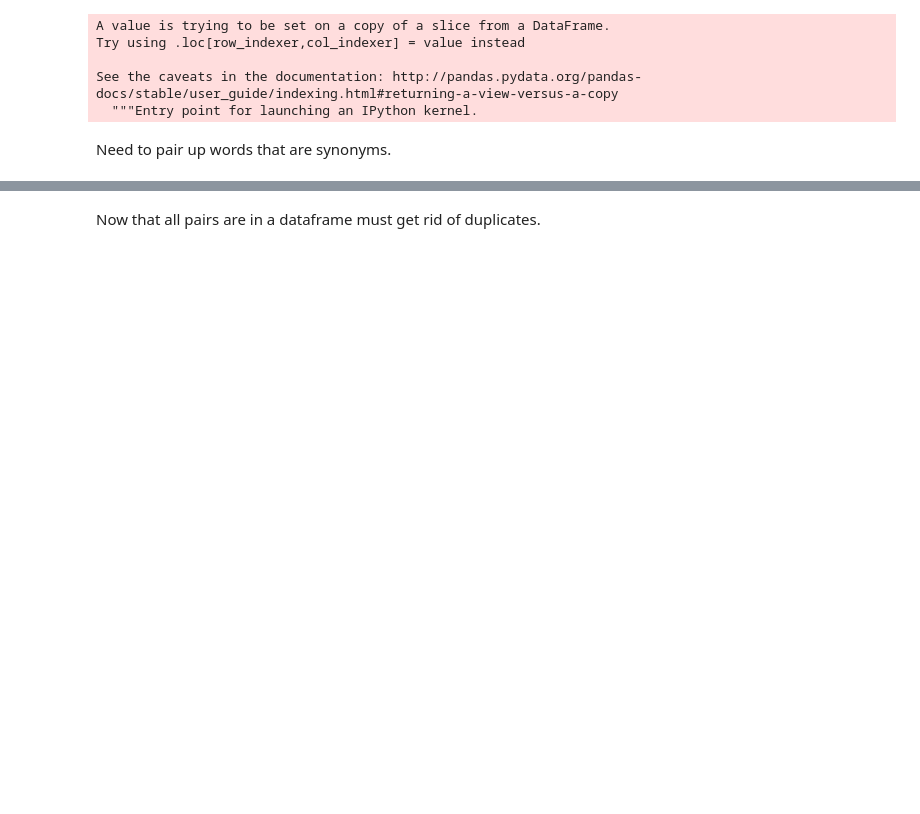
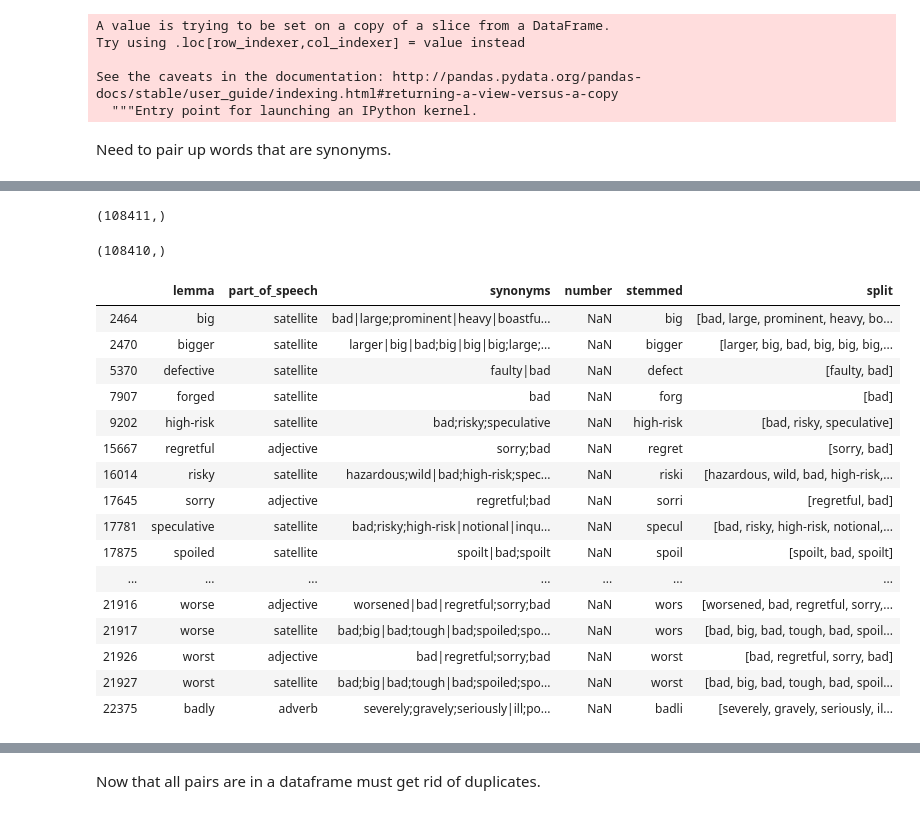
Before and after one commit to VassMorozov/Synonyms, a Jupyter notebook: Words.ipynb, the cells around one changed output, grey strips where cells are left out. Drawn from its saved outputs; the diff is of its cells as text; code cells hidden in the pictures; blank space fills up the shorter version.

Commit message:
Updated synonyms extraction code with cleaning

```diff
--- a/Words.ipynb
+++ b/Words.ipynb
@@ -25,2 +98,2 @@ df["stemmed"] = df["lemma"].apply(lambda w: ps.stem(w) if isinstance(w, str) els
 # %%
-remove_stemming = df[df.duplicated(subset=["stemmed","part_of_speech"]) == False]
+remove_stemming = no_numbers[no_numbers.duplicated(subset=["stemmed","part_of_speech"]) == False]
@@ -37,2 +118,37 @@ Need to pair up words that are synonyms.
+# %%
+stops = stopwords.words('english')
+# %%
+# filter out obvious stop words such as "have" "and"
+no_stops = remove_stemming[remove_stemming["lemma"].apply(lambda x: (x in list(STOPWORDS) or x in stops))==False]
+# %%
+no_stops["lemma"].unique().shape
+# %% [output]
+(108411,)
+# %%
+with_syns = no_stops[no_stops["synonyms"].isna() ==False]
+# %%
+with_syns["lemma"].unique().shape
+# %% [output]
+(108410,)
+# %%
+with_syns[with_syns.split.apply(lambda x: "bad" in x)]
+# %% [output]
+|  | lemma | part_of_speech | synonyms | number | stemmed | split |
+| 2464 | big | satellite | bad|large;prominent|heavy|boastfu... | NaN | big | [bad, large, prominent, heavy, bo... |
+| 2470 | bigger | satellite | larger|big|bad;big|big|big;large;... | NaN | bigger | [larger, big, bad, big, big, big,... |
+| 5370 | defective | satellite | faulty|bad | NaN | defect | [faulty, bad] |
+| 7907 | forged | satellite | bad | NaN | forg | [bad] |
+| 9202 | high-risk | satellite | bad;risky;speculative | NaN | high-risk | [bad, risky, speculative] |
+| 15667 | regretful | adjective | sorry;bad | NaN | regret | [sorry, bad] |
+| 16014 | risky | satellite | hazardous;wild|bad;high-risk;spec... | NaN | riski | [hazardous, wild, bad, high-risk,... |
+| 17645 | sorry | adjective | regretful;bad | NaN | sorri | [regretful, bad] |
+| 17781 | speculative | satellite | bad;risky;high-risk|notional|inqu... | NaN | specul | [bad, risky, high-risk, notional,... |
+| 17875 | spoiled | satellite | spoilt|bad;spoilt | NaN | spoil | [spoilt, bad, spoilt] |
+| ... | ... | ... | ... | ... | ... | ... |
+| 21916 | worse | adjective | worsened|bad|regretful;sorry;bad | NaN | wors | [worsened, bad, regretful, sorry,... |
+| 21917 | worse | satellite | bad;big|bad;tough|bad;spoiled;spo... | NaN | wors | [bad, big, bad, tough, bad, spoil... |
+| 21926 | worst | adjective | bad|regretful;sorry;bad | NaN | worst | [bad, regretful, sorry, bad] |
+| 21927 | worst | satellite | bad;big|bad;tough|bad;spoiled;spo... | NaN | worst | [bad, big, bad, tough, bad, spoil... |
+| 22375 | badly | adverb | severely;gravely;seriously|ill;po... | NaN | badli | [severely, gravely, seriously, il... |
 # %%
 pairs = []
```
Also changed, not shown: parts of 27 cells of this notebook.
